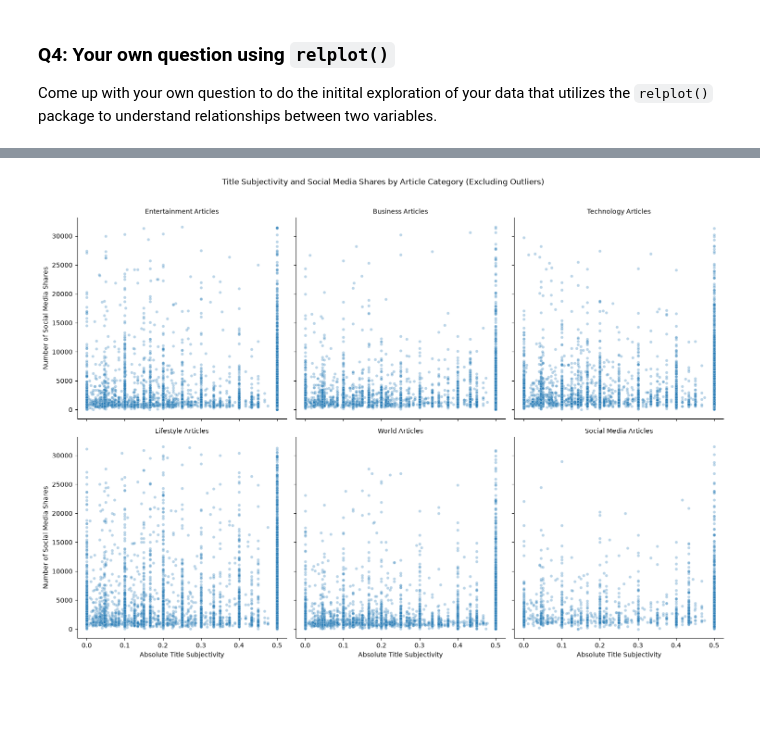
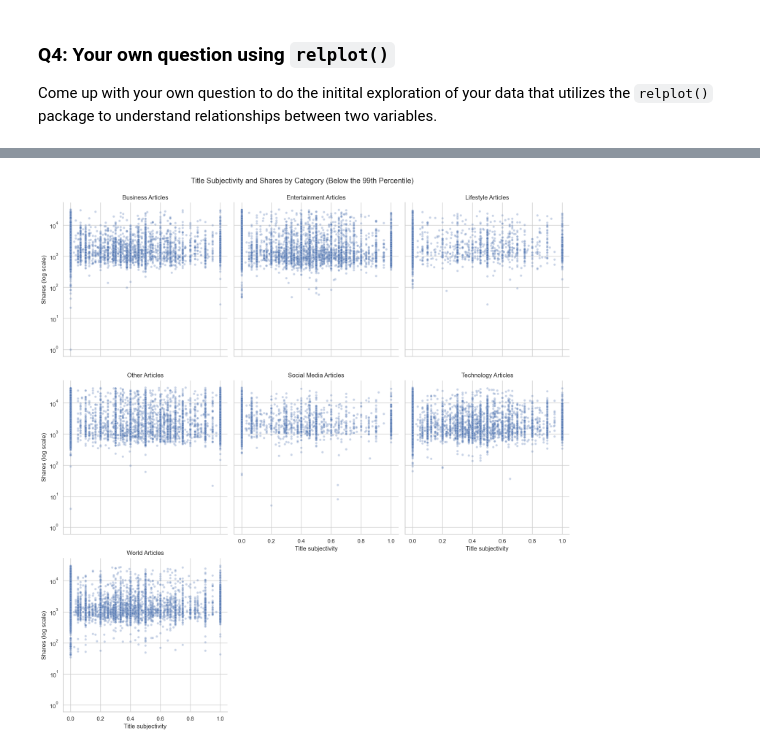
Before and after one commit to satam2/news-popularity-data-project, a Jupyter notebook: P1_initial_exploration.ipynb, the cells around one changed output, grey strips where cells are left out. Saved outputs shown, nothing was run; the diff lists cells and outputs as text; code cells hidden in the pictures; blank space fills up the shorter version.

```diff
--- a/P1_initial_exploration.ipynb
+++ b/P1_initial_exploration.ipynb
@@ -33,6 +22,7 @@ import seaborn as sns
 
 df = pd.read_csv("OnlineNewsPopularity.csv")
 df.columns = df.columns.str.strip()
+sns.set_theme(style="whitegrid")
 df.head()
 # %% [output]
 |  | url | timedelta | n_tokens_title | n_tokens_content | n_unique_tokens | n_non_stop_words | ... |
@@ -132,52 +161,28 @@ For each article category, does the title's subjectivity affect the number of sh
 # %%
-# Create category columns for plot
-category_columns = [
-    "data_channel_is_lifestyle",
-    "data_channel_is_entertainment",
-    "data_channel_is_bus",
-    "data_channel_is_socmed",
-    "data_channel_is_tech",
-    "data_channel_is_world"
-]
-
 category_names = {
     "data_channel_is_lifestyle": "Lifestyle",
     "data_channel_is_entertainment": "Entertainment",
     "data_channel_is_bus": "Business",
     "data_channel_is_socmed": "Social Media",
     "data_channel_is_tech": "Technology",
-    "data_channel_is_world": "World"
+    "data_channel_is_world": "World",
 }
+category_flags = df[list(category_names)]
+df["article_category"] = category_flags.idxmax(axis=1).map(category_names)
+df.loc[category_flags.sum(axis=1) == 0, "article_category"] = "Other"
 
-df["article_category"] = (
-    df[category_columns]
-    .idxmax(axis=1)
-    .map(category_names)
+share_99 = df["shares"].quantile(0.99)
+plot_99 = df[df["shares"] <= share_99]
+plot = sns.relplot(
+    data=plot_99, x="title_subjectivity", y="shares", col="article_category",
+    col_order=sorted(df["article_category"].unique()), col_wrap=3,
+    kind="scatter", height=5, s=20, alpha=0.3,
 )
-# Find the 99th percentile to exclude outliers
-share_99 = df["shares"].quantile(0.99)
-plot_99 = df[df["shares"] <= share_99].copy()
-
-sns.relplot(
-    data=plot_99,
-    x="abs_title_subjectivity",
-    y="shares",
-    col="article_category",
-    col_wrap=3,
-    kind="scatter",
-    height=5,
-    s=20,
-    alpha=0.3
-).set_axis_labels(
-    "Absolute Title Subjectivity",
-    "Number of Social Media Shares"
-).set_titles(
-    "{col_name} Articles"
-).fig.suptitle(
-    "Title Subjectivity and Social Media Shares by Article Category (Excluding Outliers)",
-    y=1.05
-)
-
+plot.set(yscale="log")
+plot.set_axis_labels("Title subjectivity", "Shares (log scale)")
+plot.set_titles("{col_name} Articles")
+plot.figure.suptitle("Title Subjectivity and Shares by Category (Below the 99th Percentile)", y=1.02)
 plt.show()
+plt.close()
 # %% [output]
-[figure, old version]
+[figure, new version]
```
Also changed, not shown: parts of 21 cells of this notebook, 6 other files.
